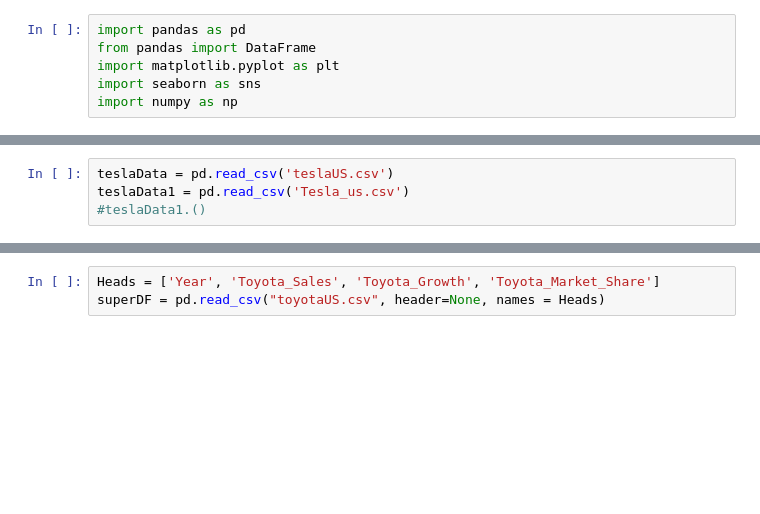
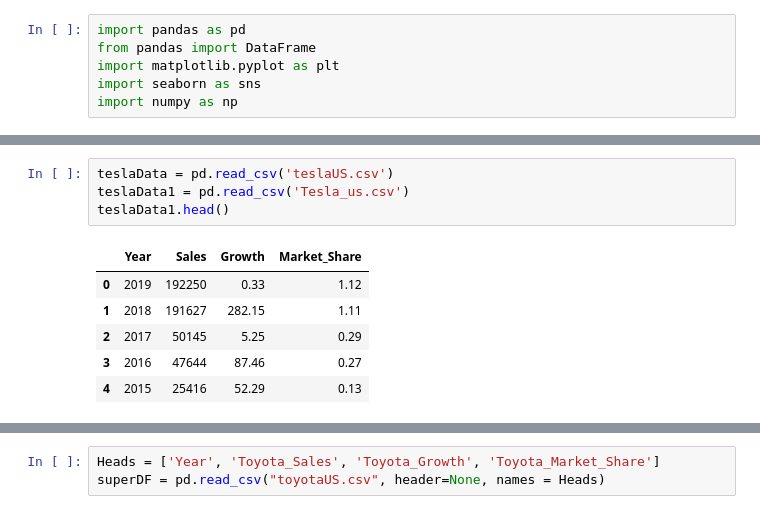
Before and after one commit to michelmendonca/US-Market-Data-Science-Growth-Estimator, a Jupyter notebook: Project1_Complete.ipynb, the cells around one changed output, grey strips where cells are left out. Saved outputs shown, nothing was run; the diff lists cells and outputs as text; blank space fills up the shorter version.

```diff
--- a/Project1_Complete.ipynb
+++ b/Project1_Complete.ipynb
@@ -80,6 +87,13 @@ fordData = pd.read_csv('fordUS.csv')
 # %%
 teslaData = pd.read_csv('teslaUS.csv')
 teslaData1 = pd.read_csv('Tesla_us.csv')
-#teslaData1.()
+teslaData1.head()
+# %% [output]
+|  | Year | Sales | Growth | Market_Share |
+| 0 | 2019 | 192250 | 0.33 | 1.12 |
+| 1 | 2018 | 191627 | 282.15 | 1.11 |
+| 2 | 2017 | 50145 | 5.25 | 0.29 |
+| 3 | 2016 | 47644 | 87.46 | 0.27 |
+| 4 | 2015 | 25416 | 52.29 | 0.13 |
 # %%
 gmData = pd.read_csv("gmUS.csv")
```
Also changed, not shown: parts of 4 cells of this notebook.
